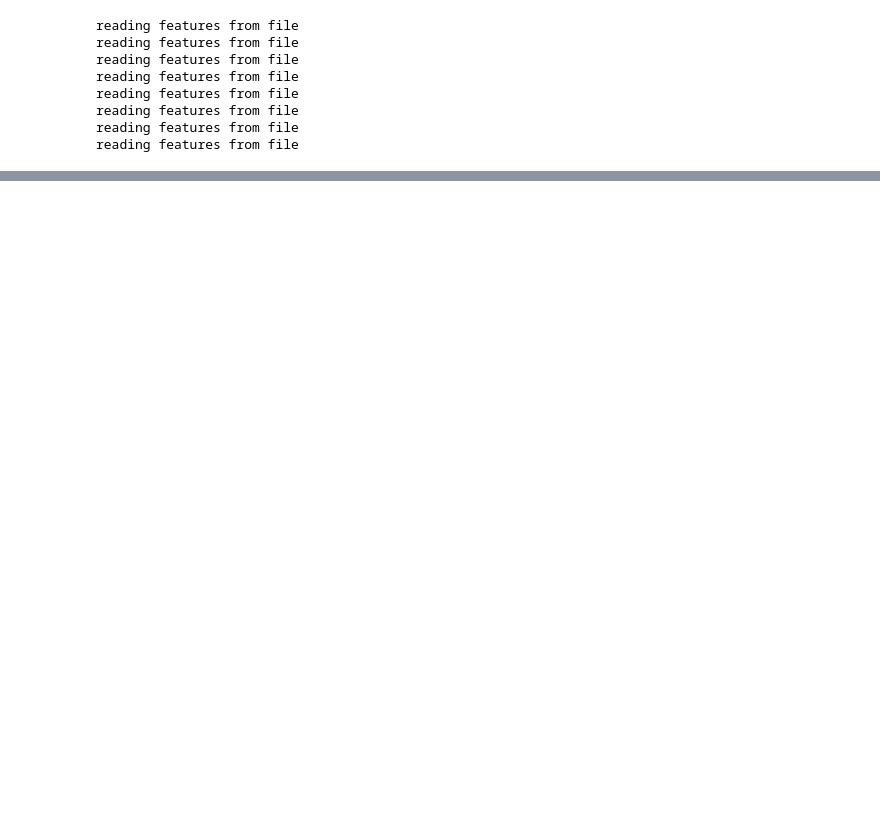
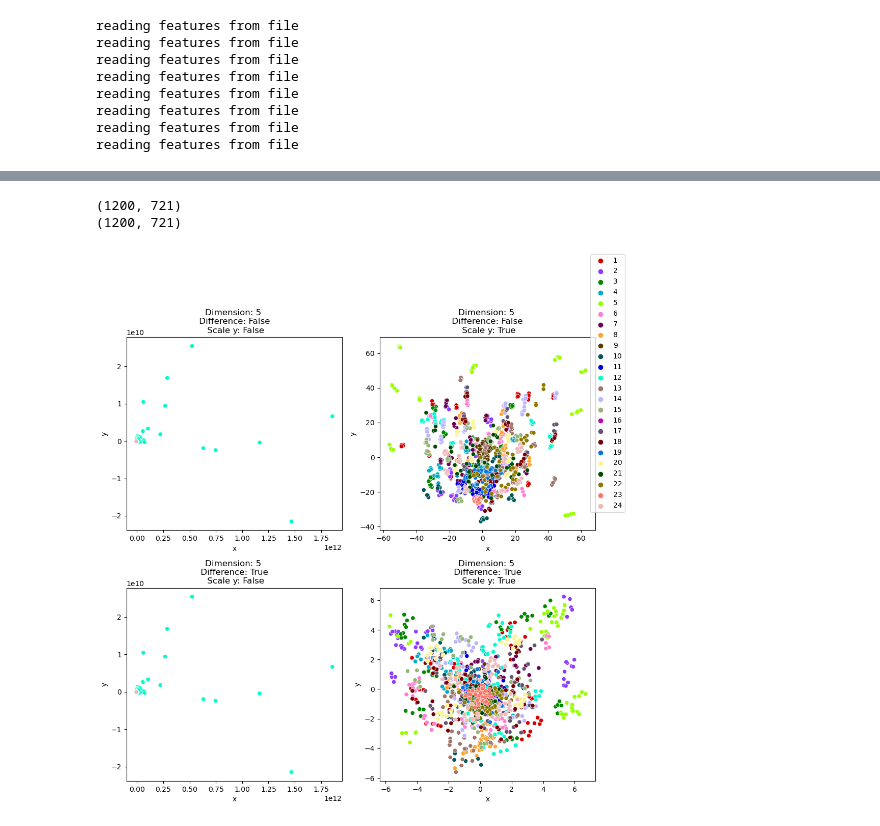
Before and after one commit to gjorgjinac/DynamoRep_ext, a Jupyter notebook: algorithm_classification_differencing_visualizations.ipynb, the cells around one changed output, grey strips where cells are left out. Saved outputs shown, nothing was run; the diff lists cells and outputs as text; code cells hidden in the pictures; blank space fills up the shorter version.

```diff
--- a/algorithm_classification_differencing_visualizations.ipynb
+++ b/algorithm_classification_differencing_visualizations.ipynb
@@ -25,6 +27,15 @@ def tsne_features(feature_df_subset):
     feature_df_subset_scaled_2d.columns=['x','y']
     feature_df_subset_scaled_2d.index=feature_df_subset.index
     return feature_df_subset_scaled_2d
+# %%
+def pca_features(feature_df_subset):
+    feature_df_subset_scaled = preprocessing.StandardScaler().fit_transform(feature_df_subset.drop(columns=['y']))
+    feature_df_subset_scaled =feature_df_subset.drop(columns=['y'])
+    feature_df_subset_scaled_2d=PCA(n_components=2).fit_transform(feature_df_subset_scaled)
+    feature_df_subset_scaled_2d=pd.DataFrame(feature_df_subset_scaled_2d)
+    feature_df_subset_scaled_2d.columns=['x','y']
+    feature_df_subset_scaled_2d.index=feature_df_subset.index
+    return feature_df_subset_scaled_2d
 # %%
 all_dimensions_feature_dfs={}
 for dimension_index, dimension in enumerate(all_dimensions):
@@ -86,3 +127,37 @@ plt.show()
+# %%
+fig,axes=plt.subplots(2,2, figsize=(10,10))
+for dimension_index, dimension in enumerate([5]):
+    for normalize_y_index, normalize_y in enumerate([False,True]):
+
+        feature_df=all_dimensions_feature_dfs[(dimension,normalize_y)]
+
+        feature_df_subset = feature_df.dropna().query('instance_id<=10 and algorithm_name=="ES"')
+        print( feature_df_subset.shape)
+        for difference_index, difference in enumerate([False,True]):
+            if difference:
+                feature_df_subset=difference_features(feature_df_subset,iteration_max)
+                feature_names=list(filter(lambda x: x!='y', feature_df.columns))
+            else:
+                feature_names=[f'{j} it_{it} ' + (f'x_{i}' if i < dimension else 'y') for it in range(iteration_min, iteration_max+1)  for j in ['mean','min','max','std'] for i in range(0,dimension+1) ]
+
+
+            ax=axes[difference_index][normalize_y_index]
+            sns.scatterplot(data=pca_features(feature_df_subset),ax=ax, x='x', y='y', hue='problem_id', palette=sns.color_palette(cc.glasbey, n_colors=24), alpha=1)
+
+            ax.set_title(f'Dimension: {dimension} \n Difference: {difference} \n Scale y: {normalize_y}')
+            ax.get_legend().remove()
+            h, l = ax.get_legend_handles_labels()
+
+fig.legend(h, l,bbox_to_anchor=(1.05,1.1))
+
+plt.tight_layout()
+plt.savefig(os.path.join(visualization_dir,f'problem_differencing_impact_dims_5_new.pdf'), bbox_inches='tight')
+#plt.savefig(os.path.join(visualization_dir,f'differencing_impact_dim_{dimension}_differenced_{difference}.pdf'))
+plt.show()
+# %% [output]
+(1200, 721)
+(1200, 721)
+[figure, added]
 # %%
 fig,axes=plt.subplots(4,2, figsize=(8,16))
 for dimension_index, dimension in enumerate(all_dimensions):
```
Also changed, not shown: parts of 4 cells of this notebook, 28 other files.
